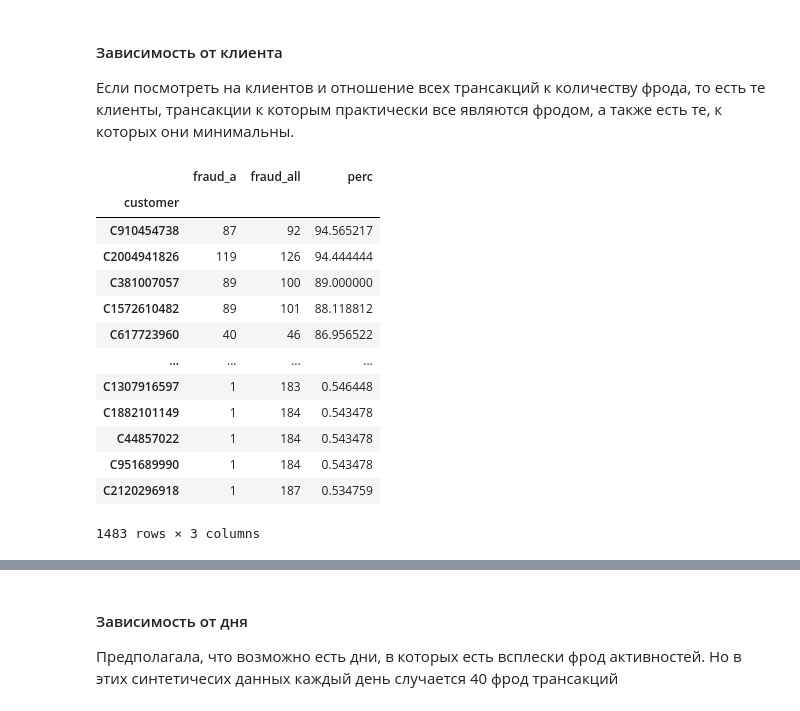
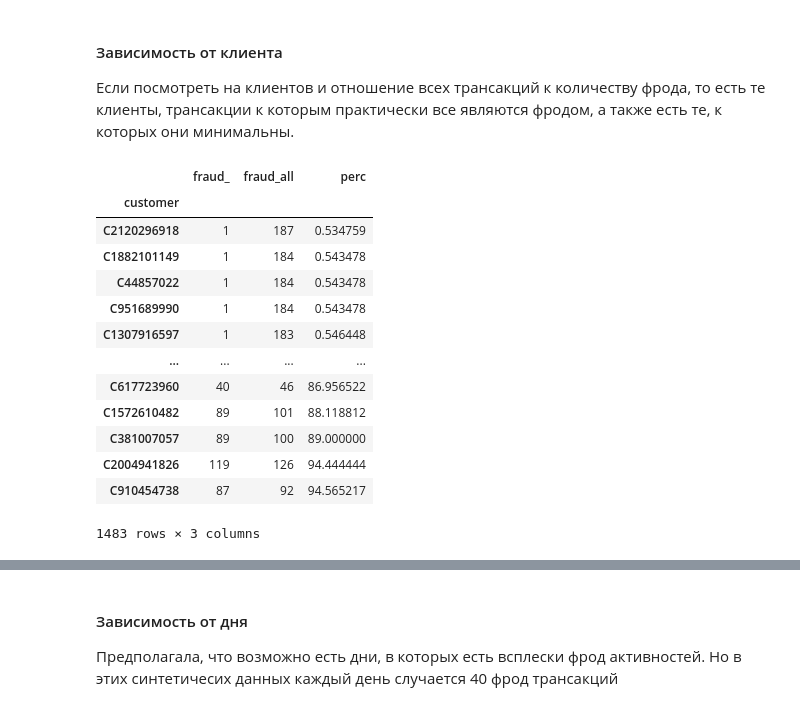
Before and after one commit to Natawren/DA_sber, a Jupyter notebook: final/Fraud.ipynb, the cells around one changed output, grey strips where cells are left out. Cells and saved outputs as stored; diff of their text form; code cells hidden in the pictures.

```diff
--- a/final/Fraud.ipynb
+++ b/final/Fraud.ipynb
@@ -80,0 +74,7 @@ df.head(5)
+# %%
+def get_fraud_perc(column, df, df_fraud, ascending = False):
+    df_fraud = df_fraud[[column, 'fraud']].groupby(column).count().sort_values(by=['fraud'], ascending = False)
+    df_all = df[[column, 'fraud']].groupby(column).count().sort_values(by=['fraud'], ascending = False)
+    df_perc = df_fraud.merge(df_all, on = column, suffixes=('_', '_all'))
+    df_perc['perc'] = df_perc.fraud_ / df_perc.fraud_all *100
+    return df_perc.sort_values(by='perc',  ascending = ascending)
@@ -86,7 +135,0 @@ df_nonfraud = df[df.fraud == 0]
-# %%
-def get_fraud_perc(column, df, df_fraud):
-    df_fraud = df_fraud[[column, 'fraud']].groupby(column).count().sort_values(by=['fraud'], ascending = False)
-    df_all = df[[column, 'fraud']].groupby(column).count().sort_values(by=['fraud'], ascending = False)
-    df_perc = df_fraud.merge(df_all, on = column, suffixes=('_', '_all'))
-    df_perc['perc'] = df_perc.fraud_ / df_perc.fraud_all *100
-    return df_perc.sort_values(by='perc',  ascending = False)
@@ -224,6 +246,14 @@ df_nonfraud.sort_values(by=['amount'], ascending = False)
 | 328748 | 106.0 | C1897689911 | 3 | M | M1823072687 | es_transportation | 0.00 | 0.0 |
 587443 rows × 8 columns
 # %%
-amount = [250, 500,750, 1000,1500, 2000,2500]
-df['new'] = pd.cut(df.amount, [0, 250, 500, 750, 1000,1500, 2000,2500], labels=amount,
-                          right=False, include_lowest=True)
+amount = ['0-250', '250-500','500-750', '750-1000','1000-1500', '1500-2000']
+df_amount_fraud = df_fraud.copy()
+df_amount_fraud['chunk'] = pd.cut(df_amount_fraud.amount, [0, 250, 500, 750, 1000,1500, 2000],
+                           labels=amount,
+                           right=False,
+                           include_lowest=True)
+df_amount_all = df.copy()
+df_amount_all['chunk'] = pd.cut(df_amount_all.amount, [0, 250, 500, 750, 1000,1500, 2000],
+                           labels=amount,
+                           right=False,
+                           include_lowest=True)
@@ -310,20 +356,20 @@ df_merch
 #### Зависимость от клиента
 Если посмотреть на клиентов и отношение всех трансакций к количеству фрода, то есть те клиенты, трансакции к которым практически все являются фродом, а также есть те, к которых они минимальны.
 # %%
-df_cust = get_fraud_perc('customer', df, df_fraud)
+df_cust = get_fraud_perc('customer', df, df_fraud, True)
 df_cust
 # %% [output]
-|  | fraud_a | fraud_all | perc |
+|  | fraud_ | fraud_all | perc |
 | customer |  |  |  |
-| C910454738 | 87 | 92 | 94.565217 |
-| C2004941826 | 119 | 126 | 94.444444 |
-| C381007057 | 89 | 100 | 89.000000 |
-| C1572610482 | 89 | 101 | 88.118812 |
-| C617723960 | 40 | 46 | 86.956522 |
-| ... | ... | ... | ... |
-| C1307916597 | 1 | 183 | 0.546448 |
+| C2120296918 | 1 | 187 | 0.534759 |
 | C1882101149 | 1 | 184 | 0.543478 |
 | C44857022 | 1 | 184 | 0.543478 |
 | C951689990 | 1 | 184 | 0.543478 |
-| C2120296918 | 1 | 187 | 0.534759 |
+| C1307916597 | 1 | 183 | 0.546448 |
+| ... | ... | ... | ... |
+| C617723960 | 40 | 46 | 86.956522 |
+| C1572610482 | 89 | 101 | 88.118812 |
+| C381007057 | 89 | 100 | 89.000000 |
+| C2004941826 | 119 | 126 | 94.444444 |
+| C910454738 | 87 | 92 | 94.565217 |
 1483 rows × 3 columns
```
Also changed, not shown: parts of 30 cells of this notebook.
